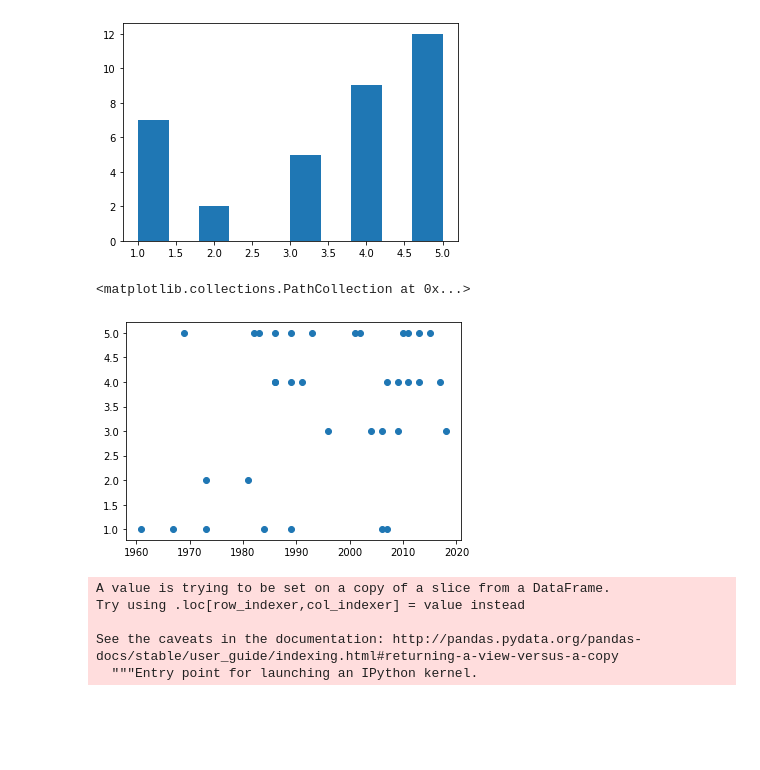
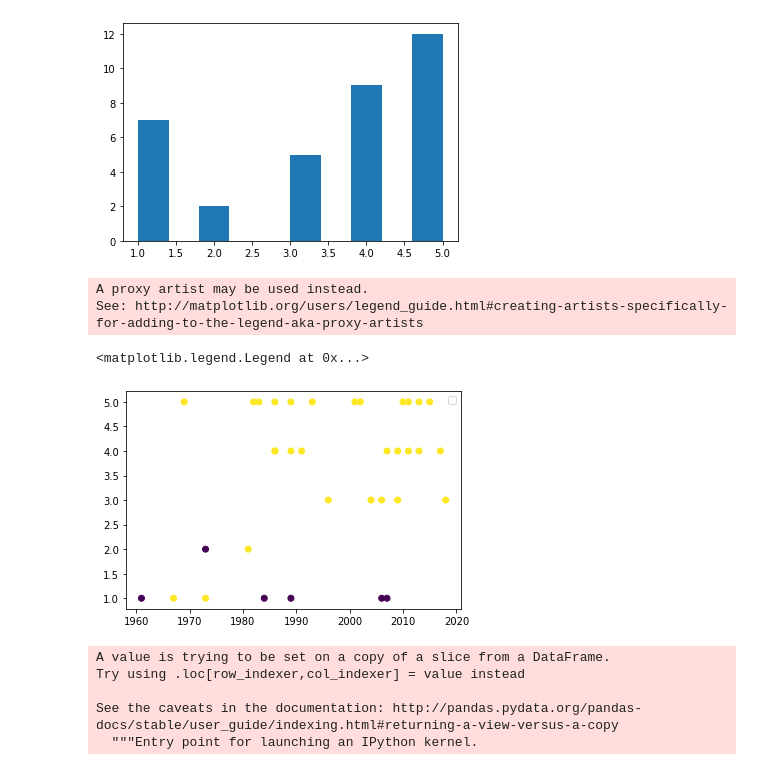
Before and after one commit to annaandraszek/anna-gsq-boreholes, a Jupyter notebook: investigations/Bookmarker stats.ipynb, the cells around one changed output. Saved outputs shown, nothing was run; the diff lists cells and outputs as text; code cells hidden in the pictures; blank space fills up the shorter version.

```diff
--- a/investigations/Bookmarker stats.ipynb
+++ b/investigations/Bookmarker stats.ipynb
@@ -53,12 +53,16 @@ plt.hist(rating_df['Bookmark quality?'])
  array([1. , 1.4, 1.8, 2.2, 2.6, 3. , 3.4, 3.8, 4.2, 4.6, 5. ]),
  <a list of 10 Patch objects>)
 [figure]
+# %%
+binary_toc = rating_df['Toc?']
+binary_toc = [1 if x=="yes" else 0 for x in binary_toc ]
 # %%
-plt.scatter(rating_df['Repyear'].values, rating_df['Bookmark quality?'].values)
-#plt.matshow(
+plt.scatter(rating_df['Repyear'].values, rating_df['Bookmark quality?'].values, c=binary_toc, cmap='viridis')
 # %% [output]
-<matplotlib.collections.PathCollection at 0x...>
+A proxy artist may be used instead.
+See: http://matplotlib.org/users/legend_guide.html#creating-artists-specifically-for-adding-to-the-legend-aka-proxy-artists
+<matplotlib.legend.Legend at 0x...>
-[figure, old version]
+[figure, new version]
 # %%
 rating_df['Toc?'] = ['yes' if x else 'no' for x in rating_df['Toc?'].str.lower().str.contains('yes') ]
 # %% [output]
```
Also changed, not shown: 12 other files.
